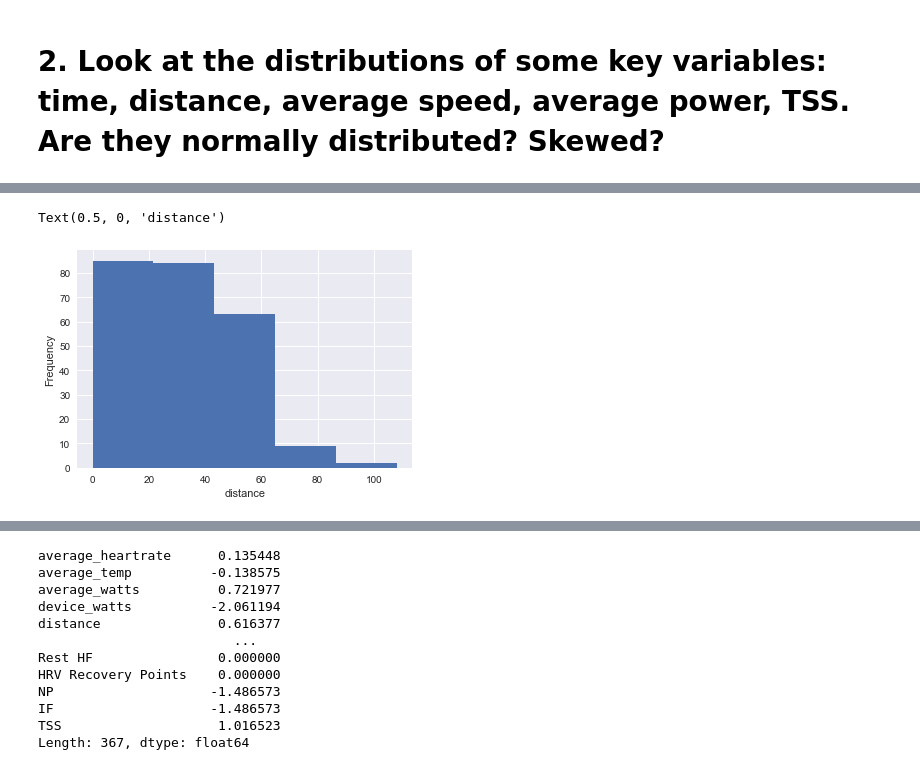
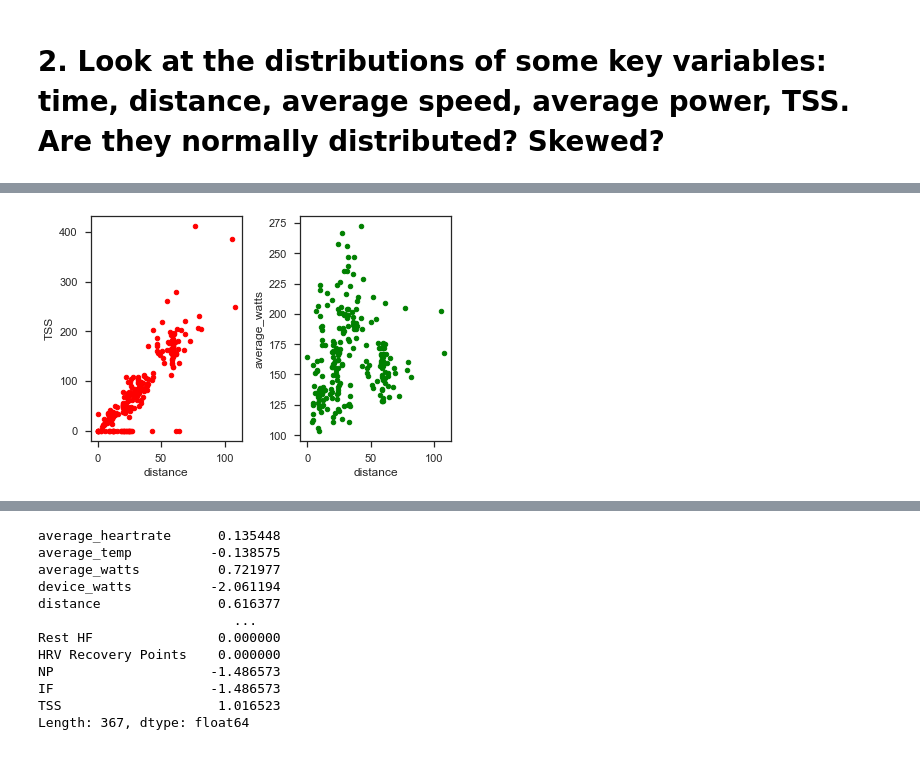
Before and after one commit to bhagyashreedhebe/Portfolios, a Jupyter notebook: Portfolio 1.ipynb, the cells around one changed output, grey strips where cells are left out. Saved outputs shown, nothing was run; the diff lists cells and outputs as text; code cells hidden in the pictures.

```diff
--- a/Portfolio 1.ipynb
+++ b/Portfolio 1.ipynb
@@ -213,6 +222,8 @@ joined_df.plot(kind='scatter', x='distance',y='average_watts',color='red')
-# %%
-joined_df['distance'].plot.hist(bins=5)
-plt.xlabel('distance')
-# %% [output]
-Text(0.5, 0, 'distance')
-[figure, removed]
+# %%
+fig, (ax1, ax2) = plt.subplots(1, 2)
+
+joined_df.plot(kind='scatter',x='distance',y='TSS', ax=ax1 ,color='red')
+joined_df.plot(kind='scatter',x='distance',y='average_watts', ax=ax2 ,color='green')
+fig.tight_layout()
+# %% [output]
+[figure, added]
```
Also changed, not shown: parts of 37 cells of this notebook, 1 other file.
